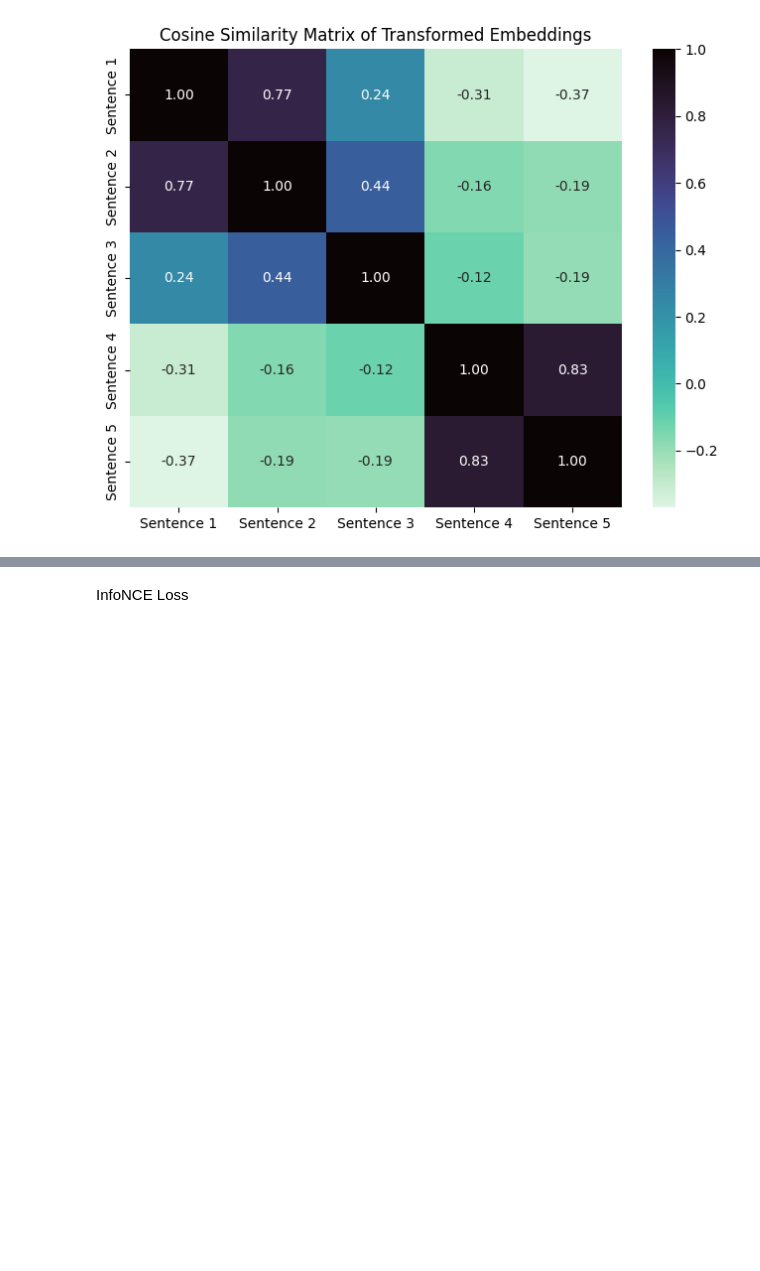
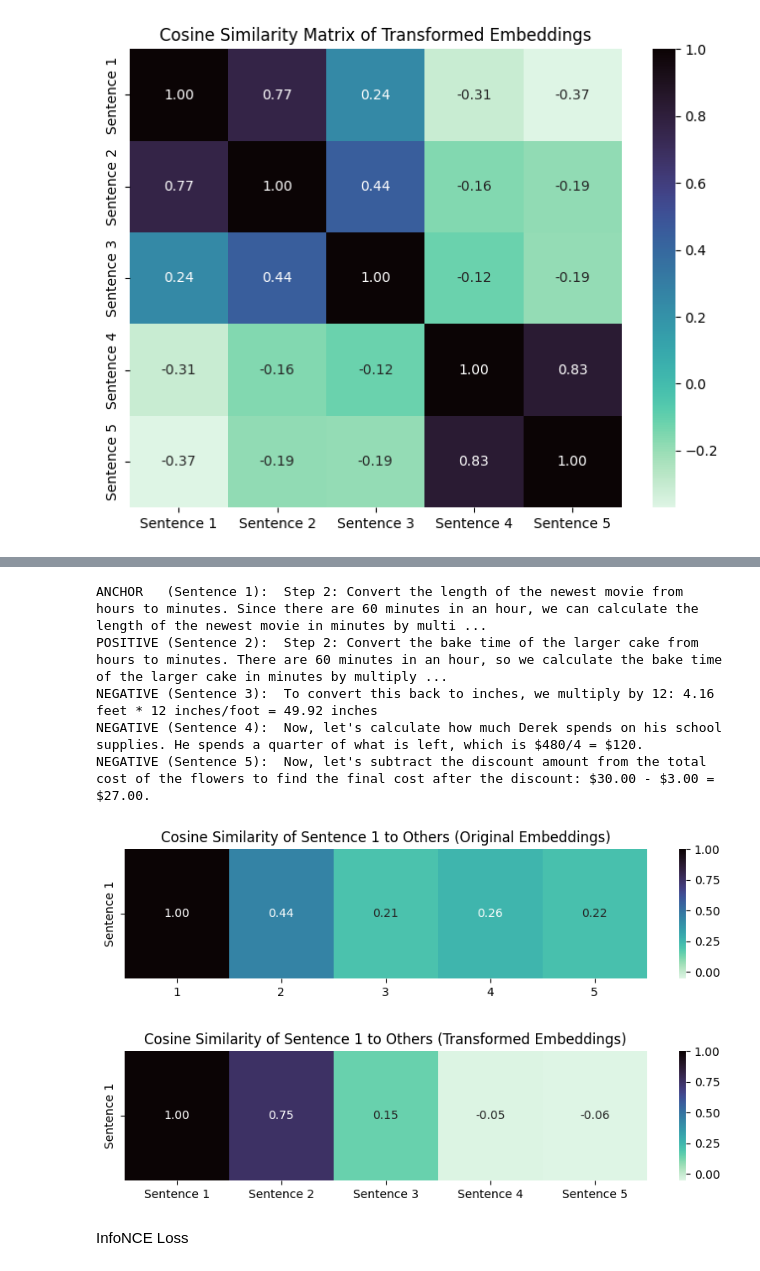
Before and after one commit to vivekvajipey/reasoning-topics, a Jupyter notebook: contrastive/cl_transform_analysis.ipynb, the cells around one changed output, grey strips where cells are left out. Saved outputs shown, nothing was run; the diff lists cells and outputs as text; code cells hidden in the pictures; blank space fills up the shorter version.

Commit message:
adjacent step analysis

```diff
--- a/contrastive/cl_transform_analysis.ipynb
+++ b/contrastive/cl_transform_analysis.ipynb
@@ -143,3 +248,27 @@ NEGATIVE (Sentence 5):  Step 8: Solve the equation to find the value of x. $15 =
+# %%
+anchor_ex = "Step 2: Convert the length of the newest movie from hours to minutes. Since there are 60 minutes in an hour, we can calculate the length of the newest movie in minutes by multiplying the length in hours by 60. 3.2 hours * 60 minutes/hour = 192 minutes"
+positive_ex = "Step 2: Convert the bake time of the larger cake from hours to minutes. There are 60 minutes in an hour, so we calculate the bake time of the larger cake in minutes by multiplying the bake time in hours by 60. 3.2 hours * 60 minutes/hour = 192 minutes."
+negative_exs = [
+    "To convert this back to inches, we multiply by 12: 4.16 feet * 12 inches/foot = 49.92 inches",
+    "Now, let's calculate how much Derek spends on his school supplies. He spends a quarter of what is left, which is $480/4 = $120.",
+    "Now, let's subtract the discount amount from the total cost of the flowers to find the final cost after the discount: $30.00 - $3.00 = $27.00."
+]
+
+print(f'ANCHOR   (Sentence 1): ', anchor_ex)
+print(f'POSITIVE (Sentence 2): ', positive_ex)
+for i, negemb in enumerate(negative_exs):
+    print(f'NEGATIVE (Sentence {i + 3}): ', negemb)
+
+new_ex_sentences = [anchor_ex] + [positive_ex] + negative_exs
+plot_sim_matrix(new_ex_sentences)
+# %% [output]
+ANCHOR   (Sentence 1):  Step 2: Convert the length of the newest movie from hours to minutes. Since there are 60 minutes in an hour, we can calculate the length of the newest movie in minutes by multi ...
+POSITIVE (Sentence 2):  Step 2: Convert the bake time of the larger cake from hours to minutes. There are 60 minutes in an hour, so we calculate the bake time of the larger cake in minutes by multiply ...
+NEGATIVE (Sentence 3):  To convert this back to inches, we multiply by 12: 4.16 feet * 12 inches/foot = 49.92 inches
+NEGATIVE (Sentence 4):  Now, let's calculate how much Derek spends on his school supplies. He spends a quarter of what is left, which is $480/4 = $120.
+NEGATIVE (Sentence 5):  Now, let's subtract the discount amount from the total cost of the flowers to find the final cost after the discount: $30.00 - $3.00 = $27.00.
+[figure, added]
+[figure, added]
 # %% [markdown]
 InfoNCE Loss
 # %%
```
Also changed, not shown: parts of 23 cells of this notebook, 1 other file.
